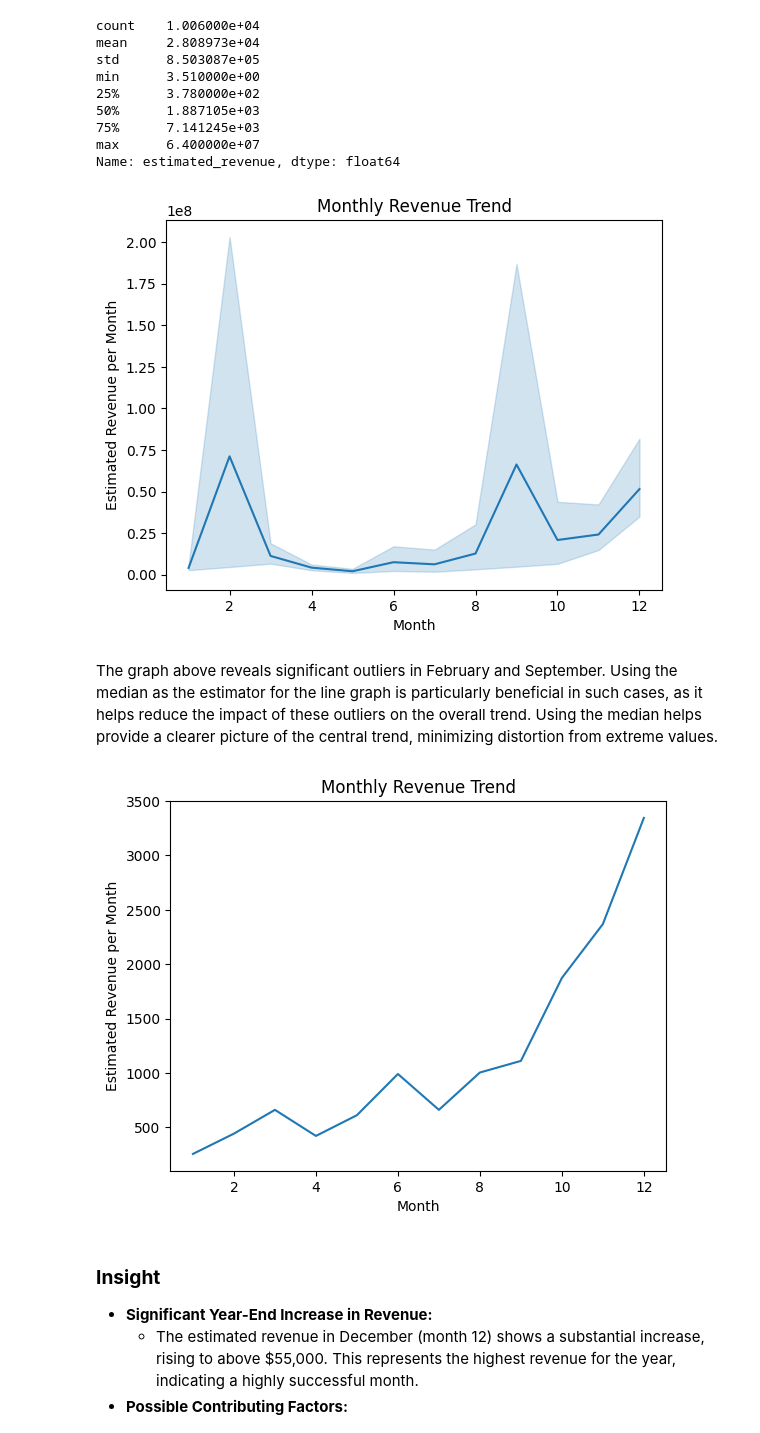
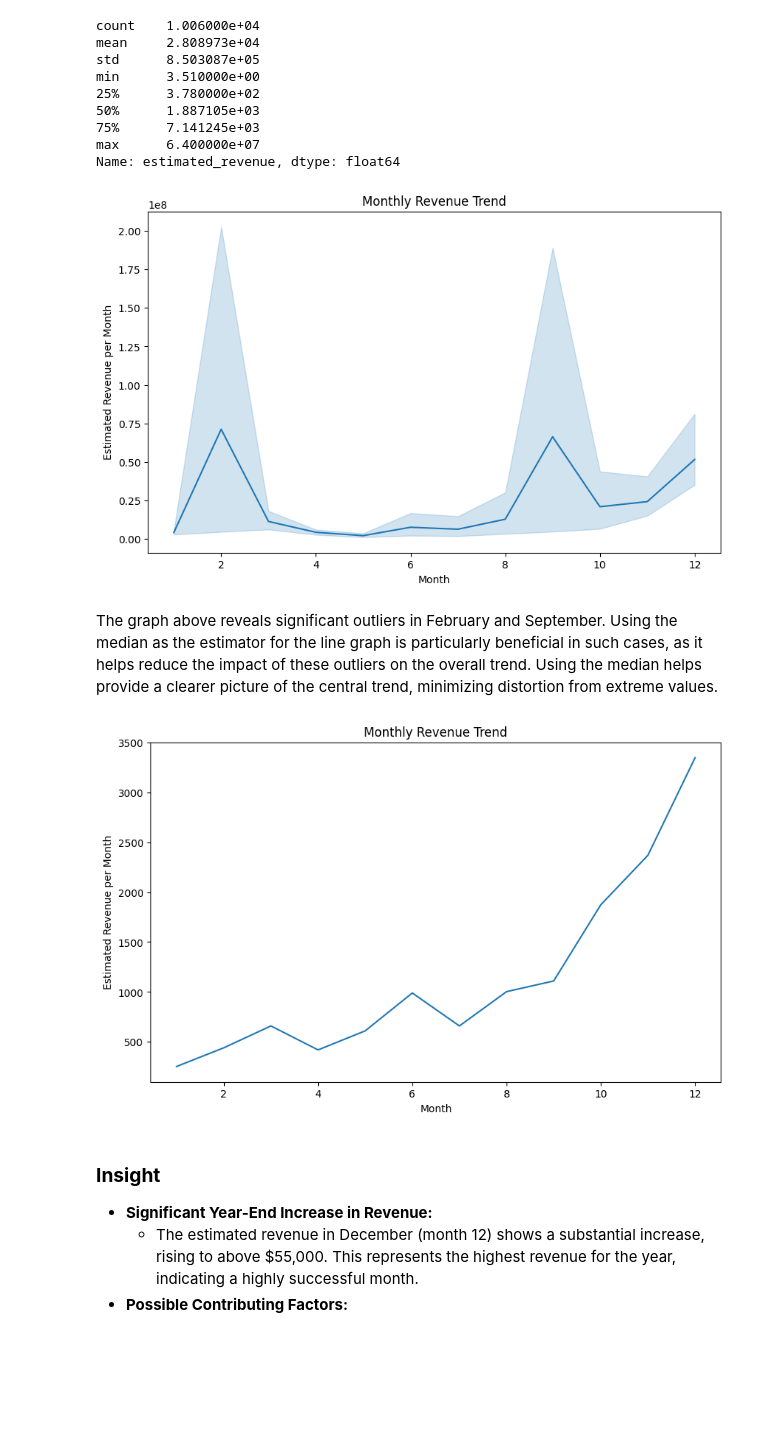
Before and after one commit to Shiverion/AirBnB-Data-Analysis, a Jupyter notebook: Capstone Module 2 - Muhammad Iqbal Hilmy.ipynb, the cells around one changed output. Cells and saved outputs as stored; diff of their text form; code cells hidden in the pictures; blank space fills up the shorter version.

```diff
--- a/Capstone Module 2 - Muhammad Iqbal Hilmy.ipynb
+++ b/Capstone Module 2 - Muhammad Iqbal Hilmy.ipynb
@@ -452,6 +452,8 @@ Proposes and assesses strategies aimed at boosting revenue specifically for Dece
 df['year'] = df['last_review'].dt.year # extracting year from last review date
 # %%
 df['month'] = df['last_review'].dt.month # extracting month from last review date
+# %%
+df['dayname'] = df['last_review'].dt.day_name() # extracting dayname from last review date
 # %%
 filtered_df = df[(df['number_of_reviews'] != 0) & (df['year'].between(2013,2022))]
 # %%
@@ -602,23 +620,25 @@ min      3.510000e+00
 max      6.400000e+07
 Name: estimated_revenue, dtype: float64
 # %%
+plt.figure(figsize=(10,6))
 sns.lineplot(filtered_df, x= 'month', y = 'estimated_revenue', estimator='sum')
 plt.xlabel('Month')
 plt.ylabel('Estimated Revenue per Month')
 plt.title('Monthly Revenue Trend')
 plt.show()
 # %% [output]
-[figure, old version]
+[figure, new version]
 # %% [markdown]
 The graph above reveals significant outliers in February and September. Using the median as the estimator for the line graph is particularly beneficial in such cases, as it helps reduce the impact of these outliers on the overall trend. Using the median helps provide a clearer picture of the central trend, minimizing distortion from extreme values.
 # %%
+plt.figure(figsize=(10,6))
 sns.lineplot(filtered_df, x= 'month', y = 'estimated_revenue', errorbar=None, estimator='median')
 plt.xlabel('Month')
 plt.ylabel('Estimated Revenue per Month')
 plt.title('Monthly Revenue Trend')
 plt.show()
 # %% [output]
-[figure, old version]
+[figure, new version]
 # %% [markdown]
 ### **Insight**
 * **Significant Year-End Increase in Revenue:**
```
Also changed, not shown: parts of 7 cells of this notebook, 2 other files.
